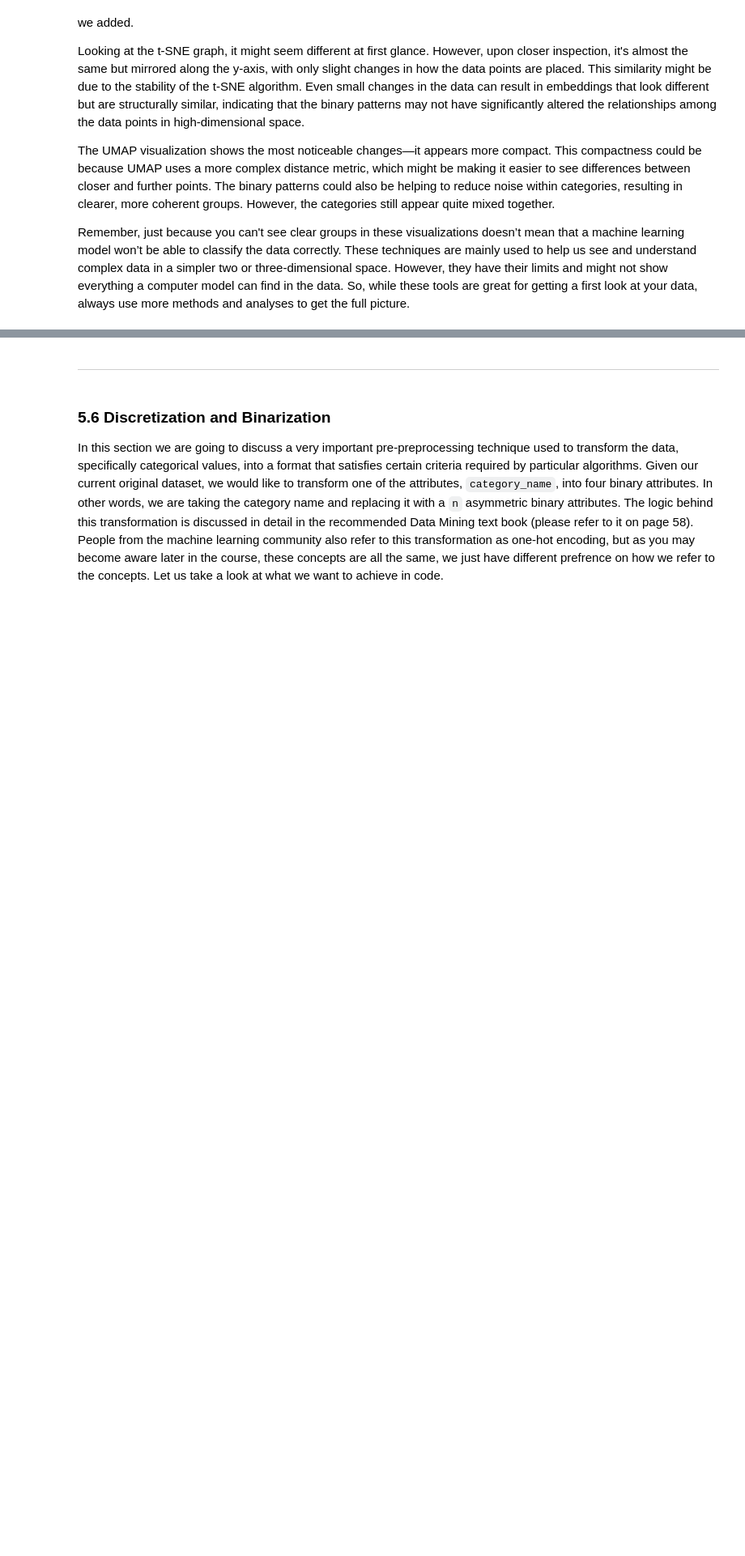
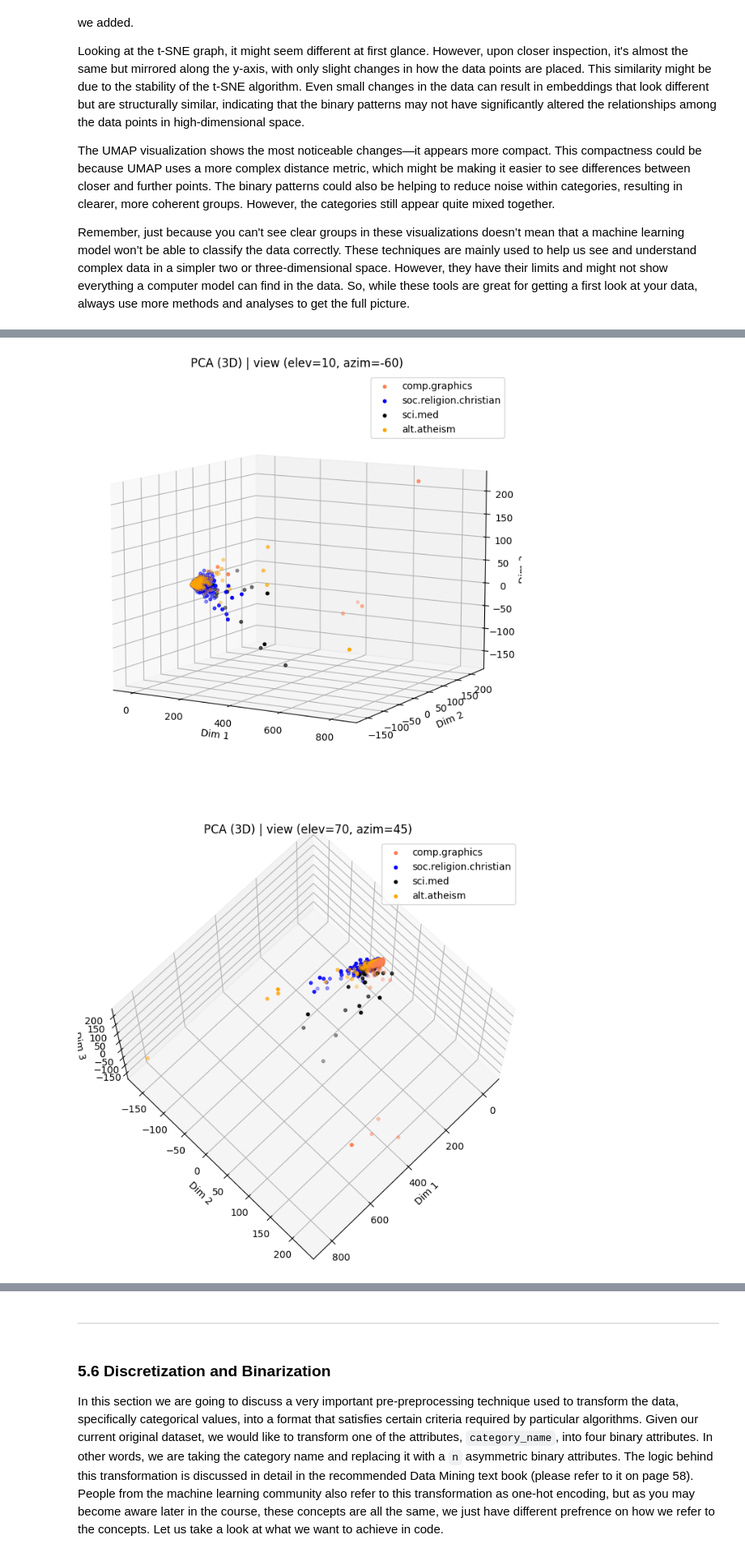
Before and after one commit to huang-chen-wei/DM2025-Lab1-Exercise, a Jupyter notebook: DM2025-Lab1-Master.ipynb, the cells around one changed output, grey strips where cells are left out. Shown at 81% size. Saved outputs shown, nothing was run; the diff lists cells and outputs as text; code cells hidden in the pictures; blank space fills up the shorter version.

Commit message:
homework complete (phase 2)

```diff
--- a/DM2025-Lab1-Master.ipynb
+++ b/DM2025-Lab1-Master.ipynb
@@ -1450,6 +1453,24 @@ PAMI allows us to mine various types of patterns, but for the purpuse of this la
 In the following steps, we will guide you through how to convert text data into transactional form and mine frequent patterns from it.
 # %% [markdown]
 In our scenario, what we need is to mine patterns that can be representative to **each category**, in this way we will be able to differentiate each group of data more easily, for that we will need to first modify our document-term matrix to be able to work for each category, for this we will do the following:
+# %%
+###### RUN！ SO WE DON'T NEED TO START FROM PHASE 1！ ######
+# categories (select the 4 we're interested in)
+categories = ['alt.atheism', 'soc.religion.christian', 'comp.graphics', 'sci.med']
+# obtain the documents containing the categories provided
+from sklearn.datasets import fetch_20newsgroups
+# obtain the documents containing the categories provided
+from sklearn.datasets import fetch_20newsgroups
+twenty_train = fetch_20newsgroups(subset='train', categories=categories,
+                                  shuffle=True, random_state=42)
+import helpers.data_mining_helpers as dmh
+# construct dataframe from a list
+X = pd.DataFrame.from_records(dmh.format_rows(twenty_train), columns= ['text'])
+# add category to the dataframe
+X['category'] = twenty_train.target
+# add category label also
+X['category_name'] = X.category.apply(lambda t: dmh.format_labels(t, twenty_train))
+import matplotlib.pyplot as plt
 # %%
 import pandas as pd
 from sklearn.feature_extraction.text import CountVectorizer
@@ -2127,0 +2416,40 @@ $Hint$: you can refer to Axes3D in the documentation.
+# %%
+#Answer Here
+from mpl_toolkits.mplot3d import Axes3D
+
+# Apply PCA, t-SNE, UMAP with 3D reduction
+X_pca_tdm_3d = PCA(n_components=3, random_state=42).fit_transform(tdm_df.values)
+X_tsne_tdm_3d = TSNE(n_components=3, random_state=42).fit_transform(tdm_df.values)
+X_umap_tdm_3d = umap.UMAP(n_components=3, random_state=42).fit_transform(tdm_df.values)
+
+col = ['coral', 'blue', 'black', 'orange']
+categories = X['category_name'].unique()
+color_map = dict(zip(categories, col)) # Order align to categories
+
+def plot_3d_points(X_3d, title, elev, azim):
+    fig = plt.figure(figsize=(10, 8))
+    ax = fig.add_subplot(111, projection='3d')
+    for cat in categories:
+        m = (labels == cat)
+        ax.scatter(X_3d[m, 0], X_3d[m, 1], X_3d[m, 2], c=color_map[cat], label=cat, s=10)
+    ax.set_title(f"{title} | view (elev={elev}, azim={azim})")
+    ax.set_xlabel('Dim 1')
+    ax.set_ylabel('Dim 2')
+    ax.set_zlabel('Dim 3')
+    ax.view_init(elev=elev, azim=azim)
+    ax.legend(loc='best')
+    plt.show()
+
+views = [(10, -60), (70, 45), (30, 135)]
+# PCA
+for elev, azim in views:
+    plot_3d_points(X_pca_tdm_3d, "PCA (3D)", elev, azim)
+# t-SNE
+for elev, azim in views:
+    plot_3d_points(X_tsne_tdm_3d, "t-SNE (3D)", elev, azim)
+# UMAP
+for elev, azim in views:
+    plot_3d_points(X_umap_tdm_3d, "UMAP (3D)", elev, azim)
+# %% [output]
+[figure, added]
+[figure, added]
```
Also changed, not shown: parts of 71 cells of this notebook, 6 other files.
